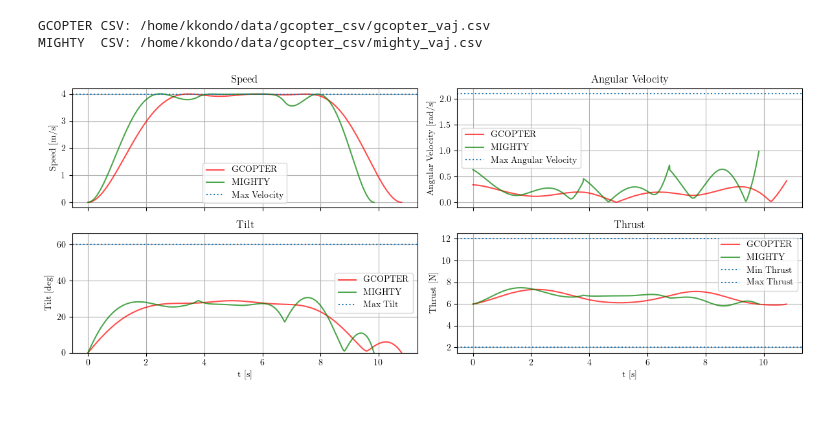
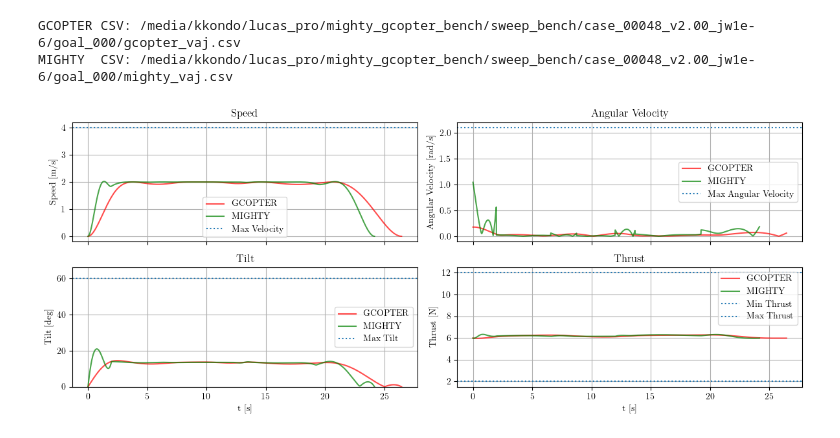
Before and after one commit to kotakondo/GCOPTER, a Jupyter notebook: gcopter/scripts/analyze_data.ipynb, the cells around one changed output. Saved outputs shown, nothing was run; the diff lists cells and outputs as text; code cells hidden in the pictures.

```diff
--- a/gcopter/scripts/analyze_data.ipynb
+++ b/gcopter/scripts/analyze_data.ipynb
@@ -13,6 +13,14 @@ font.set_family('serif')
 plt.rcParams.update({"text.usetex": True})
 plt.rcParams["font.family"] = "Times New Roman"
 font.set_size(40)
+
+# If you want to force specific CSVs, set these; otherwise we’ll use ExportCSVDir from YAML
+# gc_csv_override = None  # e.g., Path("/home/kkondo/data/gcopter_csv/gcopter_vaj.csv")
+# my_csv_override = None  # e.g., Path("/home/kkondo/data/gcopter_csv/mighty_vaj.csv")
+
+ROOT_DIR = Path("/media/kkondo/lucas_pro/mighty_gcopter_bench/sweep_bench/case_00048_v2.00_jw1e-6/goal_000")
+gc_csv_override = ROOT_DIR / "gcopter_vaj.csv"
+my_csv_override = ROOT_DIR / "mighty_vaj.csv"
 
 if True:
 
@@ -200,9 +208,6 @@ if True:
 
         # --- paths (edit if needed) ---
         yaml_path = Path("/home/kkondo/code/gcopter_ws/src/GCOPTER/gcopter/config/global_planning.yaml")   # <- set this
-        # If you want to force specific CSVs, set these; otherwise we’ll use ExportCSVDir from YAML
-        gc_csv_override = None  # e.g., Path("/home/kkondo/data/gcopter_csv/gcopter_vaj.csv")
-        my_csv_override = None  # e.g., Path("/home/kkondo/data/gcopter_csv/mighty_vaj.csv")
 
         # --- load params from YAML ---
         params = load_ros2_params(yaml_path)
@@ -235,36 +240,36 @@ if True:
         my_df = pd.read_csv(my_csv)
 
         # --- extract dynamics using mass, g from YAML ---
         gc = extract_dyn(gc_df, g=g, mass=mass)
         my = extract_dyn(my_df, g=g, mass=mass)
 
         # Optional: crop both to common max time
         if crop_common_time:
             tmax = min(np.max(gc["t"]), np.max(my["t"]))
             sel_gc = gc["t"] <= tmax
             sel_my = my["t"] <= tmax
             for k in gc.keys():
                 if gc[k] is not None:
                     gc[k] = gc[k][sel_gc]
             for k in my.keys():
                 if my[k] is not None:
                     my[k] = my[k][sel_my]
 
         # --- plot (tilt in degrees is usually nicer) ---
         fig = plot_overlay(
             gc, my,
             V_max=V_max, Omega_max=Omega_max,
             tilt_max=tilt_max, f_min=f_min, f_max=f_max,
             tilt_units="deg", sharex=True
         )
         plt.show()
 
 # plot
 plot_history()
 # %% [output]
-GCOPTER CSV: /home/kkondo/data/gcopter_csv/gcopter_vaj.csv
-MIGHTY  CSV: /home/kkondo/data/gcopter_csv/mighty_vaj.csv
+GCOPTER CSV: /media/kkondo/lucas_pro/mighty_gcopter_bench/sweep_bench/case_00048_v2.00_jw1e-6/goal_000/gcopter_vaj.csv
+MIGHTY  CSV: /media/kkondo/lucas_pro/mighty_gcopter_bench/sweep_bench/case_00048_v2.00_jw1e-6/goal_000/mighty_vaj.csv
-[figure, old version]
+[figure, new version]
 # %%
 # Drop-in analysis cell for GCOPTER/MIGHTY sweep results
 # - Scans case_* / goal_* directories
```
Also changed, not shown: parts of 3 cells of this notebook, 9 other files.
